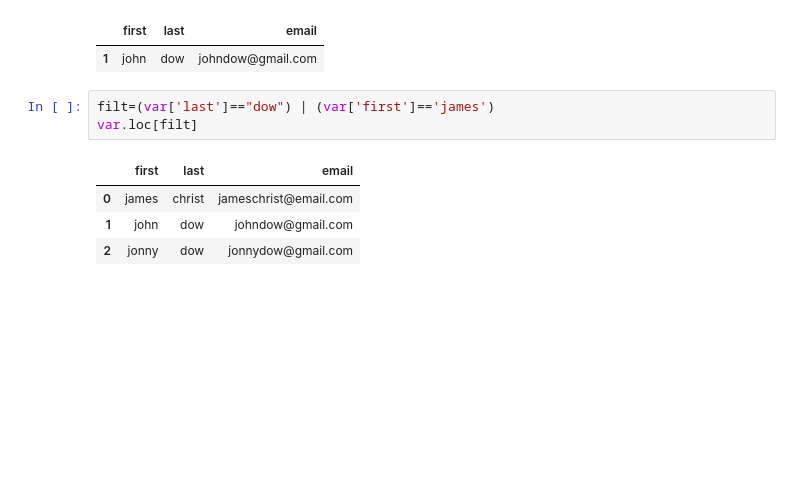
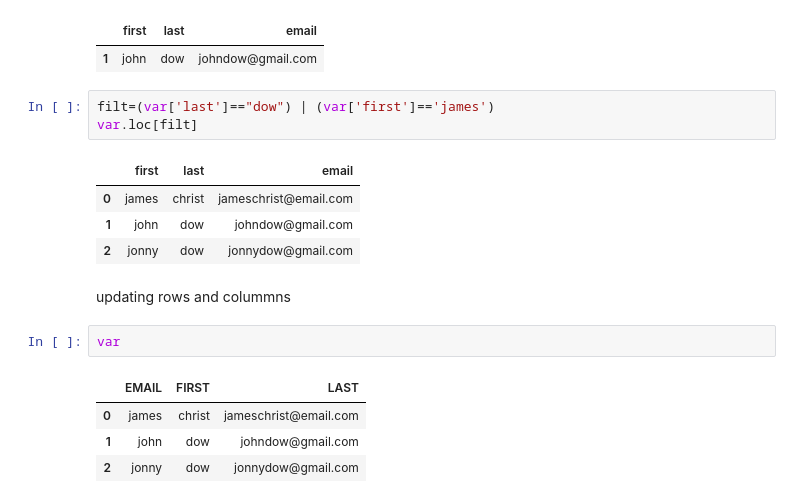
Before and after one commit to varuagrathore/data-analytics-in-python, a Jupyter notebook: learning pandas/pandas_SERIES.ipynb, the cells around one changed output. Drawn from its saved outputs; the diff is of its cells as text; blank space fills up the shorter version.

```diff
--- a/learning pandas/pandas_SERIES.ipynb
+++ b/learning pandas/pandas_SERIES.ipynb
@@ -297,3 +297,12 @@ var.loc[filt]
 | 0 | james | christ | jameschrist@email.com |
 | 1 | john | dow | johndow@gmail.com |
 | 2 | jonny | dow | jonnydow@gmail.com |
+# %% [markdown]
+updating rows and colummns
+# %%
+var
+# %% [output]
+|  | EMAIL | FIRST | LAST |
+| 0 | james | christ | jameschrist@email.com |
+| 1 | john | dow | johndow@gmail.com |
+| 2 | jonny | dow | jonnydow@gmail.com |
```
Also changed, not shown: 1 other file.
